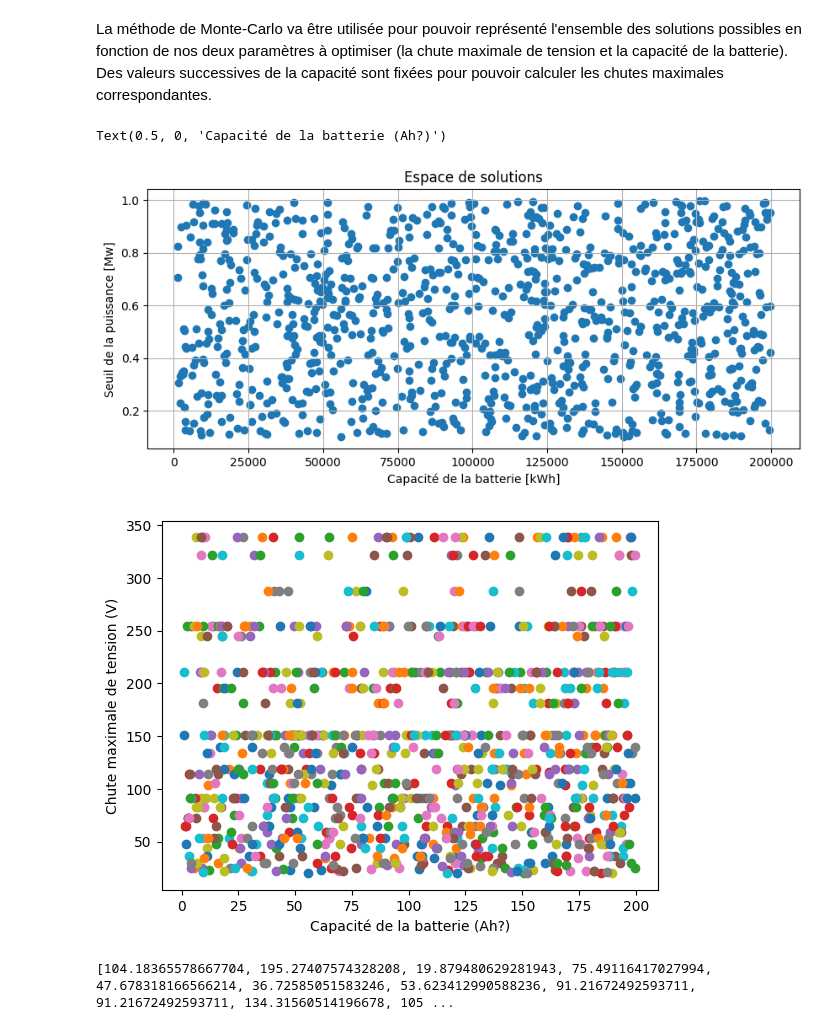
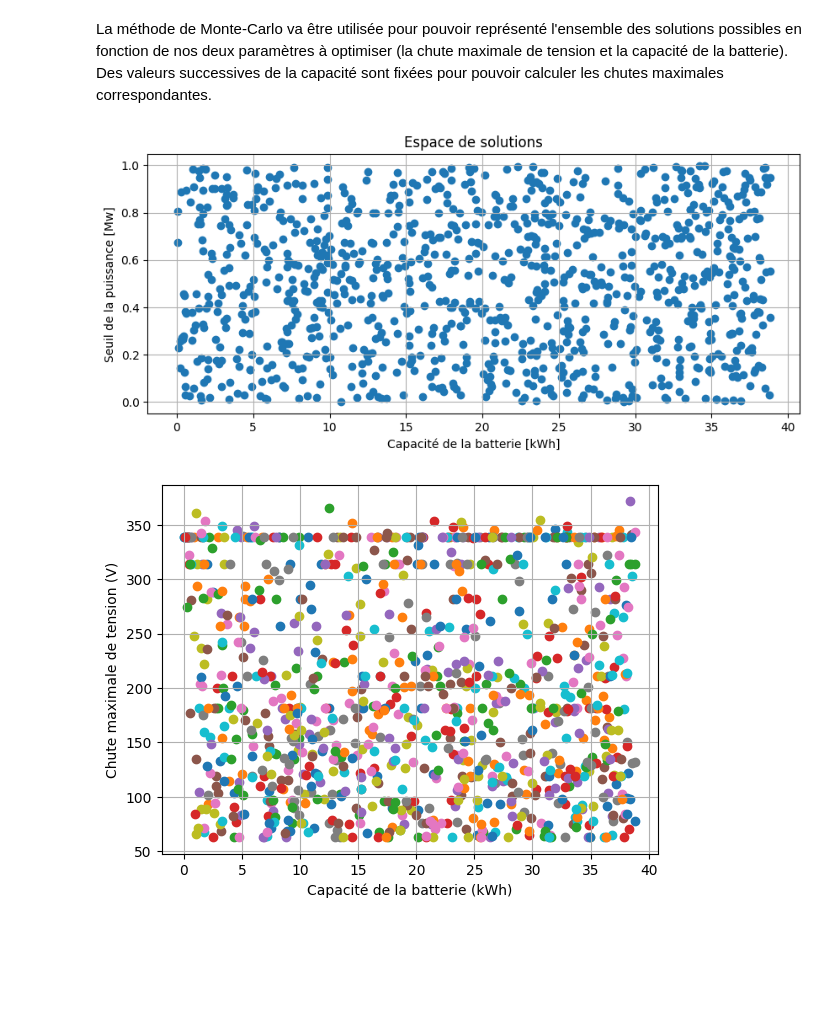
Before and after one commit to khodjawalid/Optimisation_Syst_de_Stockage_electrique_pour_Tramway_Python, a Jupyter notebook: Notebook.ipynb, the cells around one changed output. Drawn from its saved outputs; the diff is of its cells as text; code cells hidden in the pictures; blank space fills up the shorter version.

```diff
--- a/Notebook.ipynb
+++ b/Notebook.ipynb
@@ -323,35 +308,32 @@ La méthode de Monte-Carlo va être utilisée pour pouvoir représenté l'ensemb
 # %%
 #Afin d'avoir es memes valeurs aléatoire
 np.random.seed(1)
 #Echantillonnage aléatoire des solutions possible
-p_seuil = np.random.uniform(0.1e6,1e6, 1000)  # Générer 1000 valeurs aléatoires entre a et b
-batt_capa = np.random.uniform(1e6,200e6, 1000)
+p_seuil = np.random.uniform(0,1e6, 1000)  # Générer 1000 valeurs aléatoires entre a et b
+batt_capa = np.random.uniform(0,14e7, 1000)
 chutte_sys = []
 
 
 #Affichage espace solution
 plt.figure(figsize=(10,4))
-plt.scatter(batt_capa*1e-3,p_seuil*1e-6)
+plt.scatter(batt_capa*1e-3/3600,p_seuil*1e-6)
 plt.title("Espace de solutions")
 plt.xlabel("Capacité de la batterie [kWh]")
 plt.ylabel("Seuil de la puissance [Mw]")
 plt.grid()
 
 
 plt.figure()
 
 for cap , s in zip(batt_capa,p_seuil):
     chute_max = simulation_sys(cap,s , Ptrain, Etrain, temps,Vsst,Req)
     chutte_sys.append(chute_max)
-    plt.scatter(cap*1e-6,chute_max)
+    plt.scatter(cap*1e-3/3600,chute_max)
 
+plt.ylim
 plt.ylabel("Chute maximale de tension (V)")
-plt.xlabel("Capacité de la batterie (Ah?)")
+plt.xlabel("Capacité de la batterie (kWh)")
+plt.grid()
 # %% [output]
-Text(0.5, 0, 'Capacité de la batterie (Ah?)')
-[figure, old version]
+[figure, new version]
-[figure, old version]
+[figure, new version]
-# %%
-print(chutte_sys)
-# %% [output]
-[104.18365578667704, 195.27407574328208, 19.879480629281943, 75.49116417027994, 47.678318166566214, 36.72585051583246, 53.623412990588236, 91.21672492593711, 91.21672492593711, 134.31560514196678, 105 ...
```
Also changed, not shown: parts of 4 cells of this notebook, 1 other file.
